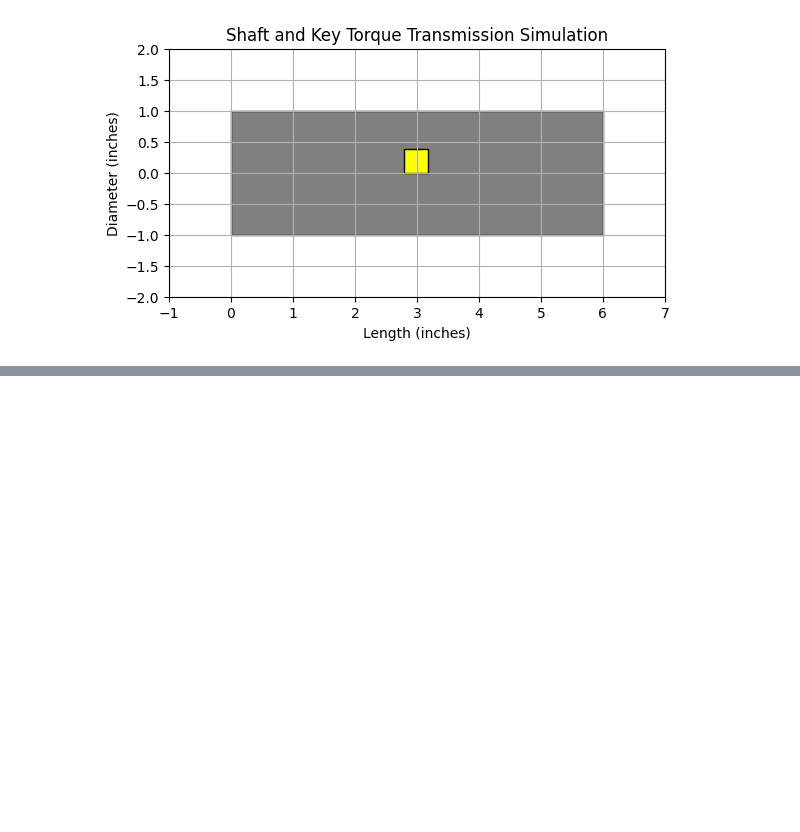
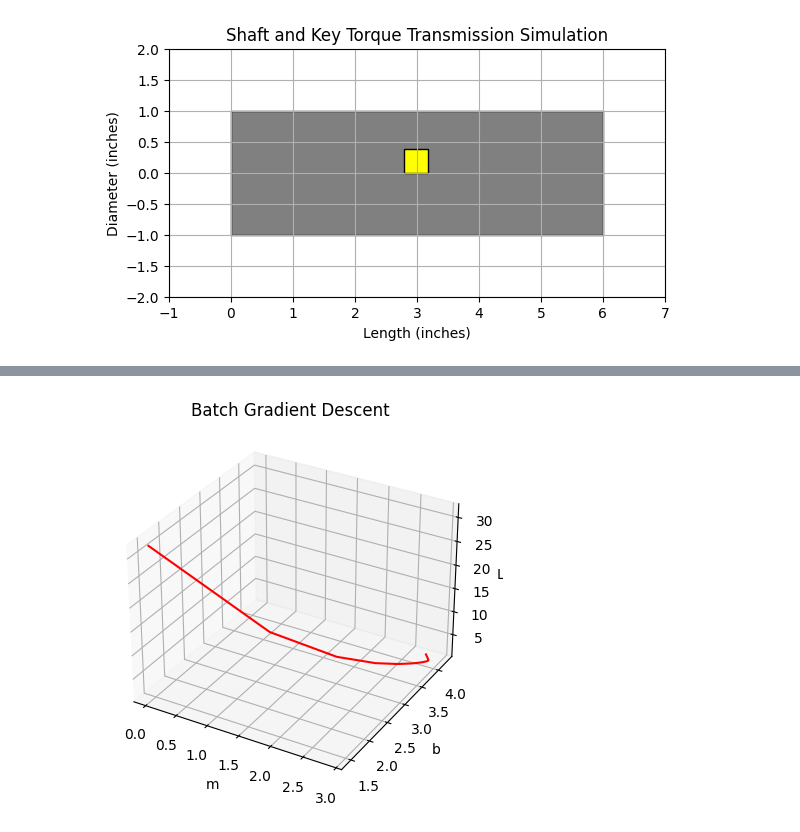
Before and after one commit to Patsonu63/practice, a Jupyter notebook: Practice.ipynb, the cells around one changed output, grey strips where cells are left out. Drawn from its saved outputs; the diff is of its cells as text; code cells hidden in the pictures; blank space fills up the shorter version.

```diff
--- a/Practice.ipynb
+++ b/Practice.ipynb
@@ -666,0 +1012,37 @@ WARNING:matplotlib.animation:MovieWriter imagemagick unavailable; using Pillow i
+# %%
+# Initialize parameters
+m = np.random.randn(1)
+b = np.random.randn(1)
+
+# Set learning rate and number of iterations
+learning_rate = 0.1
+iterations = 1000
+
+# Store the values of m, b, and loss for plotting
+m_history = []
+b_history = []
+loss_history = []
+
+# Batch Gradient Descent
+for i in range(iterations):
+    m_history.append(m[0])
+    b_history.append(b[0])
+    loss = compute_loss(X, y, m, b)
+    loss_history.append(loss)
+
+    dm, db = compute_gradients(X, y, m, b)
+
+    m -= learning_rate * dm
+    b -= learning_rate * db
+
+# 3D Plot for Batch Gradient Descent
+fig = plt.figure()
+ax = fig.add_subplot(111, projection='3d')
+ax.plot(m_history, b_history, loss_history, label='Batch GD', color='r')
+ax.set_xlabel('m')
+ax.set_ylabel('b')
+ax.set_zlabel('Loss')
+ax.set_title('Batch Gradient Descent')
+plt.show()
+# %% [output]
+[figure, added]
```
Also changed, not shown: parts of 15 cells of this notebook.
